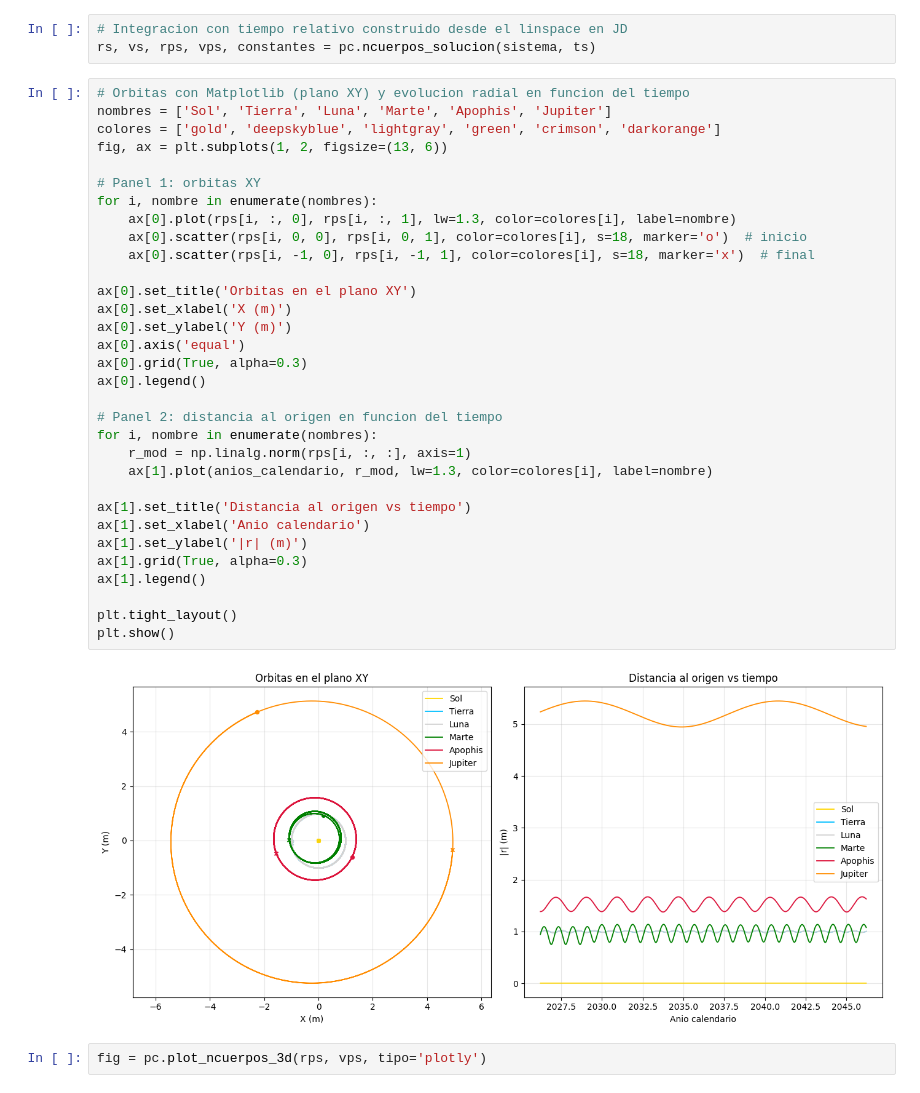
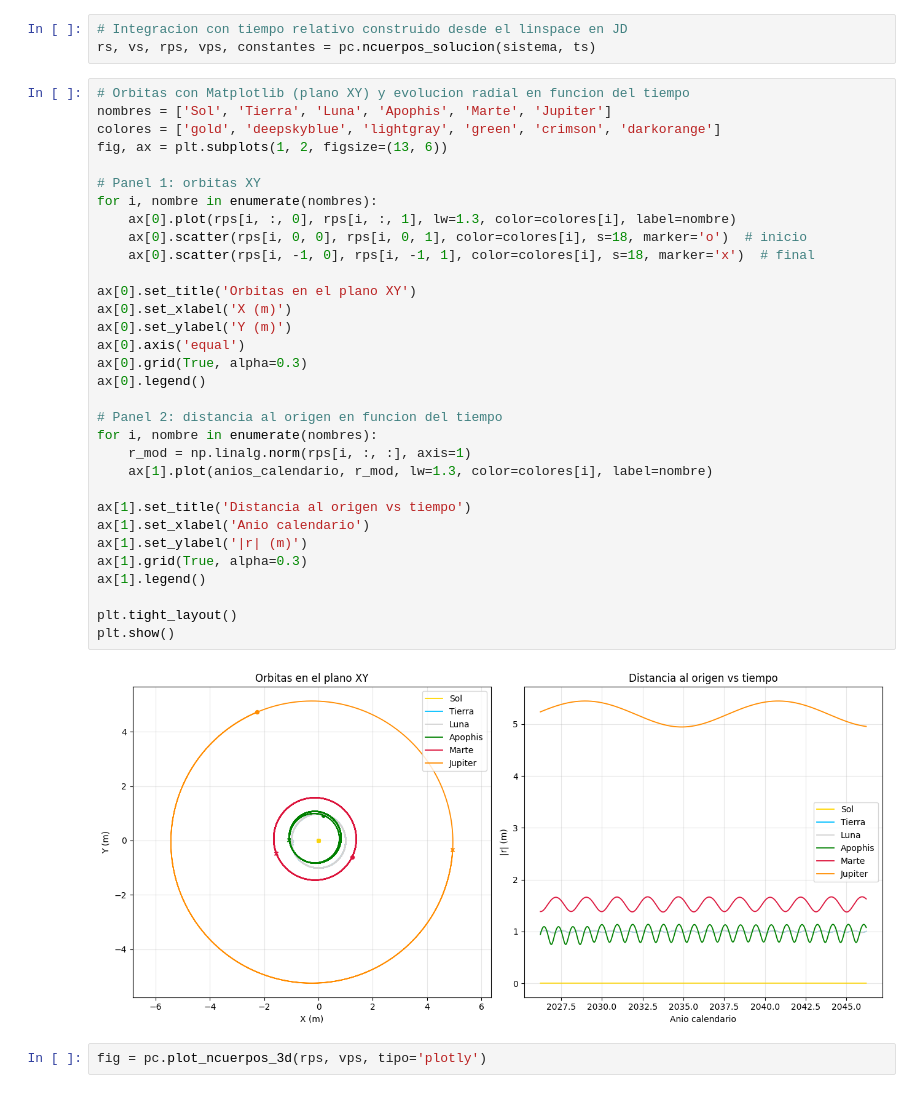
Before and after one commit to LFCA17/Proyecto_celeste, a Jupyter notebook: proyecto_apophis.ipynb, the cells around one changed output. Cells and saved outputs as stored; diff of their text form.

```diff
--- a/proyecto_apophis.ipynb
+++ b/proyecto_apophis.ipynb
@@ -144,38 +170,38 @@ print(ts[-1])
 rs, vs, rps, vps, constantes = pc.ncuerpos_solucion(sistema, ts)
 # %%
 # Orbitas con Matplotlib (plano XY) y evolucion radial en funcion del tiempo
-nombres = ['Sol', 'Tierra', 'Luna', 'Marte', 'Apophis', 'Jupiter']
+nombres = ['Sol', 'Tierra', 'Luna', 'Apophis', 'Marte', 'Jupiter']
 colores = ['gold', 'deepskyblue', 'lightgray', 'green', 'crimson', 'darkorange']
 fig, ax = plt.subplots(1, 2, figsize=(13, 6))
 
 # Panel 1: orbitas XY
 for i, nombre in enumerate(nombres):
     ax[0].plot(rps[i, :, 0], rps[i, :, 1], lw=1.3, color=colores[i], label=nombre)
     ax[0].scatter(rps[i, 0, 0], rps[i, 0, 1], color=colores[i], s=18, marker='o')  # inicio
     ax[0].scatter(rps[i, -1, 0], rps[i, -1, 1], color=colores[i], s=18, marker='x')  # final
 
 ax[0].set_title('Orbitas en el plano XY')
 ax[0].set_xlabel('X (m)')
 ax[0].set_ylabel('Y (m)')
 ax[0].axis('equal')
 ax[0].grid(True, alpha=0.3)
 ax[0].legend()
 
 # Panel 2: distancia al origen en funcion del tiempo
 for i, nombre in enumerate(nombres):
     r_mod = np.linalg.norm(rps[i, :, :], axis=1)
     ax[1].plot(anios_calendario, r_mod, lw=1.3, color=colores[i], label=nombre)
 
 ax[1].set_title('Distancia al origen vs tiempo')
 ax[1].set_xlabel('Anio calendario')
 ax[1].set_ylabel('|r| (m)')
 ax[1].grid(True, alpha=0.3)
 ax[1].legend()
 
 plt.tight_layout()
 plt.show()
 # %% [output]
-[figure, old version]
+[figure, new version]
 # %%
 fig = pc.plot_ncuerpos_3d(rps, vps, tipo='plotly')
 # %%
```
Also changed, not shown: parts of 2 cells of this notebook.
